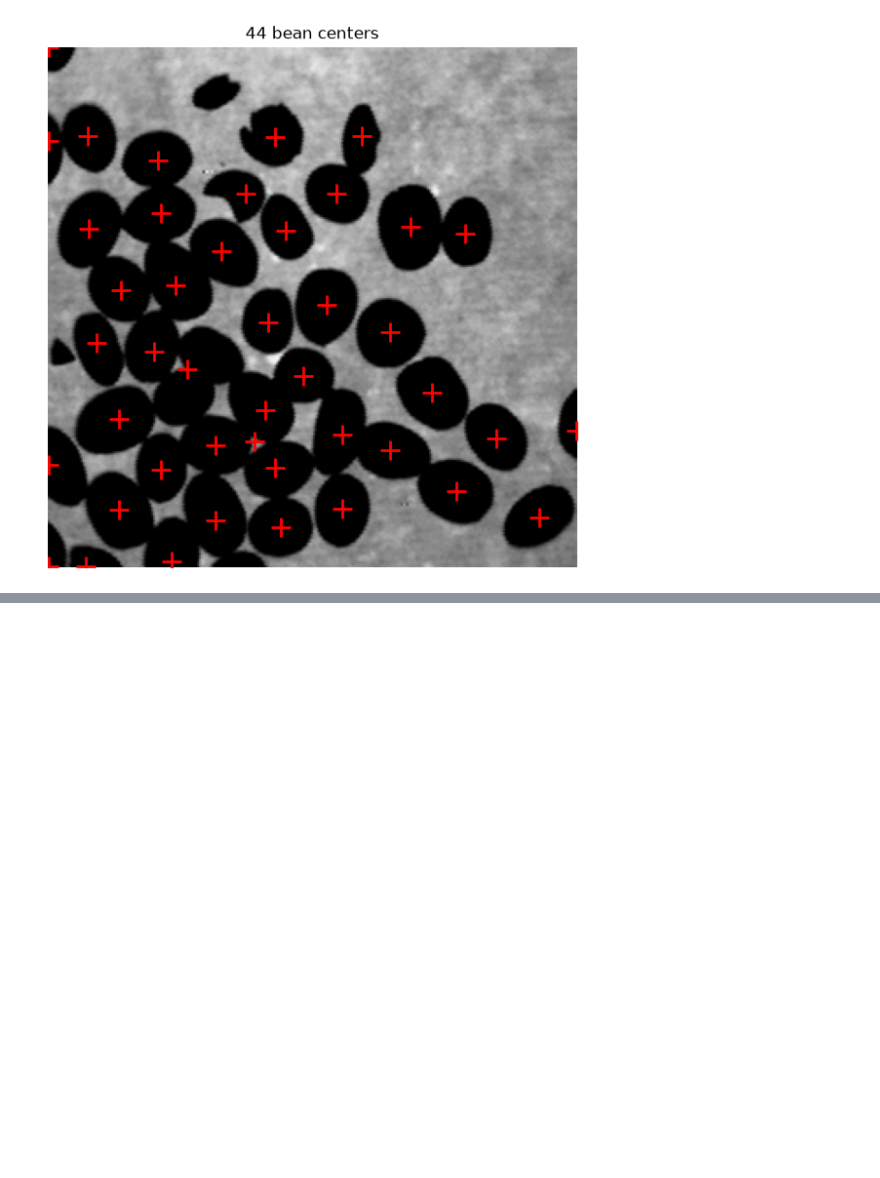
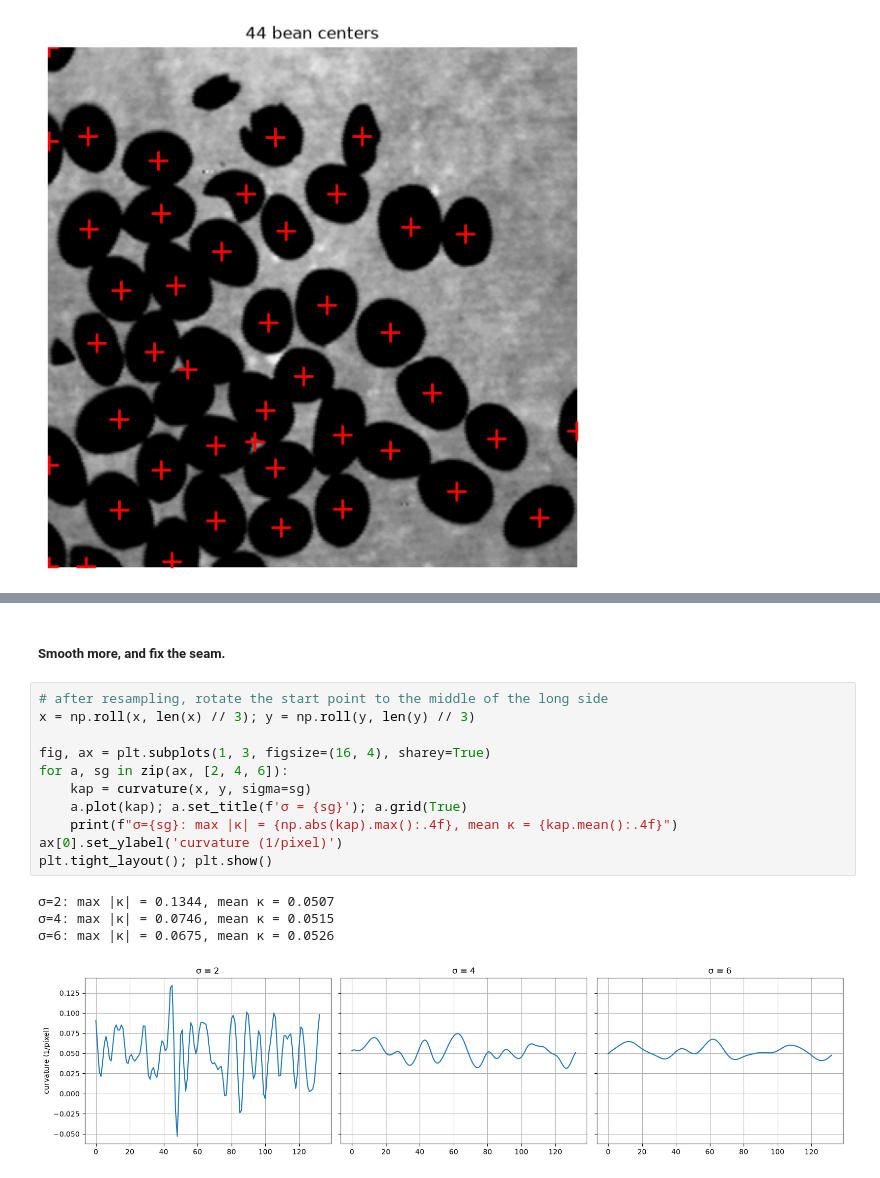
Before and after one commit to bdsh-14/unr-ee681-image-analysis, a Jupyter notebook: Midterm-HW/Q5-compute-curvature.ipynb, the cells around one changed output, grey strips where cells are left out. Saved outputs shown, nothing was run; the diff lists cells and outputs as text; blank space fills up the shorter version.

```diff
--- a/Midterm-HW/Q5-compute-curvature.ipynb
+++ b/Midterm-HW/Q5-compute-curvature.ipynb
@@ -261,0 +265,18 @@ ellipse prediction at tips: 0.0516   measured max |curvature|: 0.1344
+# %% [markdown]
+##### Smooth more, and fix the seam.
+# %%
+# after resampling, rotate the start point to the middle of the long side
+x = np.roll(x, len(x) // 3); y = np.roll(y, len(y) // 3)
+
+fig, ax = plt.subplots(1, 3, figsize=(16, 4), sharey=True)
+for a, sg in zip(ax, [2, 4, 6]):
+    kap = curvature(x, y, sigma=sg)
+    a.plot(kap); a.set_title(f'σ = {sg}'); a.grid(True)
+    print(f"σ={sg}: max |κ| = {np.abs(kap).max():.4f}, mean κ = {kap.mean():.4f}")
+ax[0].set_ylabel('curvature (1/pixel)')
+plt.tight_layout(); plt.show()
+# %% [output]
+σ=2: max |κ| = 0.1344, mean κ = 0.0507
+σ=4: max |κ| = 0.0746, mean κ = 0.0515
+σ=6: max |κ| = 0.0675, mean κ = 0.0526
+[figure, added]
```
Also changed, not shown: parts of 9 cells of this notebook.
